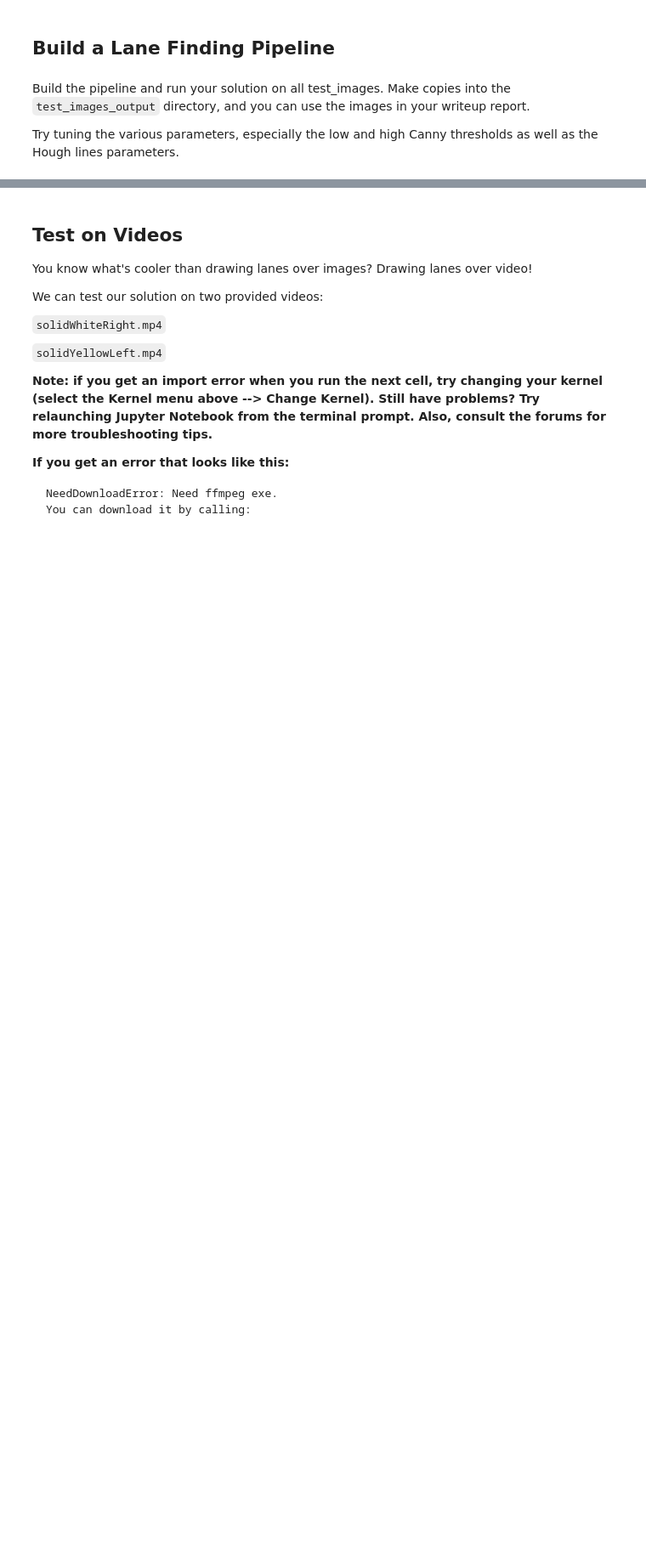
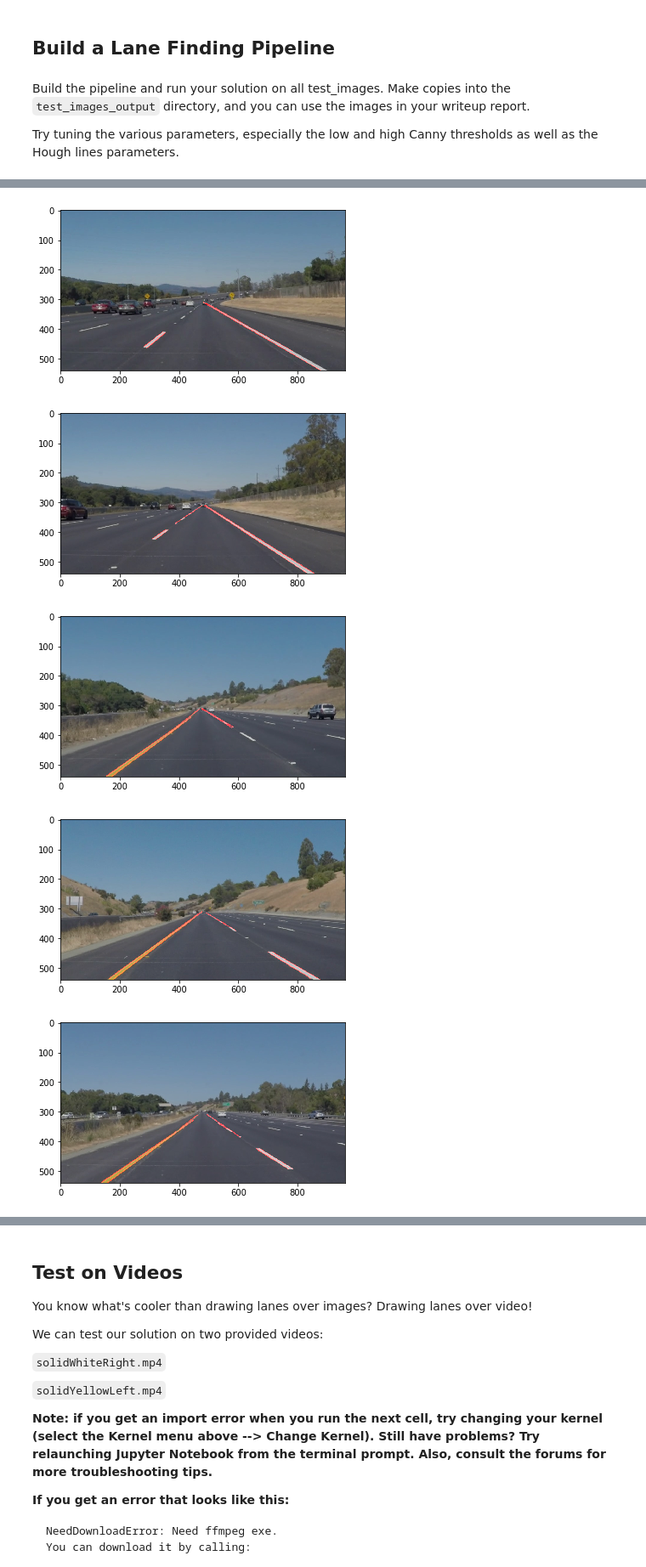
Before and after one commit to UdacitySelfDrivingCar/CarND-LaneLines-P1, a Jupyter notebook: P1.ipynb, the cells around one changed output, grey strips where cells are left out. Shown at 85% size. Drawn from its saved outputs; the diff is of its cells as text; code cells hidden in the pictures; blank space fills up the shorter version.

```diff
--- a/P1.ipynb
+++ b/P1.ipynb
@@ -231,0 +195,48 @@ plt.imshow(wImg)
+# %%
+# TODO: Build your pipeline that will draw lane lines on the test_images
+# then save them to the test_images_output directory.
+#some constants
+KERNEL_SIZE = 3
+LOW_THRESHOLD = 75 # threshold for canny edge detector
+HIGH_THRESHOLD = 150 # threshold for canny edge detector
+
+BOTTOM_SHIFT = 75 # use for creating area of interest region
+TOP_SHIFT = 40 # use for creating area of interest region
+
+RHO = 2 # distance resolution in pixels of the Hough grid
+THETA = np.pi/180 # angular resolution in radians of the Hough grid
+MIN_VOTES = 100    # minimum number of votes (intersections in Hough grid cell)
+MIN_LINE_LEN = 25 #minimum number of pixels making up a line
+MAX_LINE_GAP = 25   # maximum gap in pixels between connectable line segments
+
+# building the image processing pipeline
+def build_pipeline(image):
+    grayscale_image = grayscale(image)
+
+    smooth_image = gaussian_blur(grayscale_image, KERNEL_SIZE)
+
+    edges = canny(smooth_image, LOW_THRESHOLD, HIGH_THRESHOLD)
+
+    image_height = image.shape[0]
+    image_width = image.shape[1]
+
+    vertices = np.array([[(BOTTOM_SHIFT, image_height),
+                        (image_width / 2 - TOP_SHIFT, image_height / 2 + TOP_SHIFT),
+                        (image_width /2 + TOP_SHIFT, image_height / 2 + TOP_SHIFT),
+                        (image_width - BOTTOM_SHIFT, image_height)]], dtype=np.int32)
+
+    regions = region_of_interest(edges, vertices)
+
+    hough_image = hough_lines(regions, RHO, THETA, MIN_VOTES, MIN_LINE_LEN, MAX_LINE_GAP)
+    return weighted_img(hough_image, image)
+
+for test_image in os.listdir("test_images/"):
+    img = mpimg.imread('test_images/' + test_image)
+    plt.imshow(build_pipeline(img))
+    plt.show()
+# %% [output]
+[figure, added]
+[figure, added]
+[figure, added]
+[figure, added]
+[figure, added]
```
Also changed, not shown: parts of 7 cells of this notebook, 3 other files.
